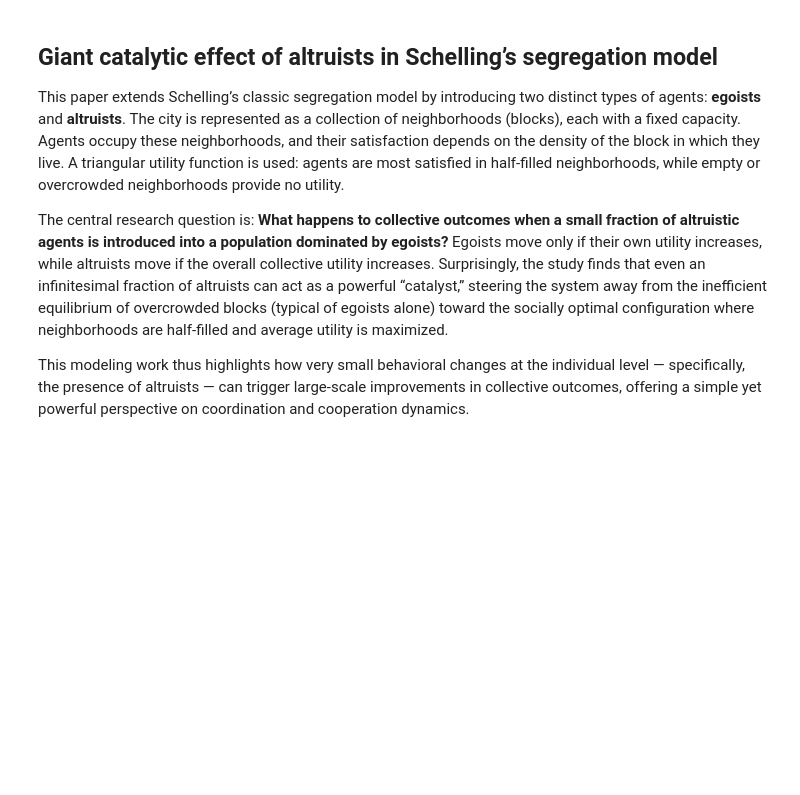
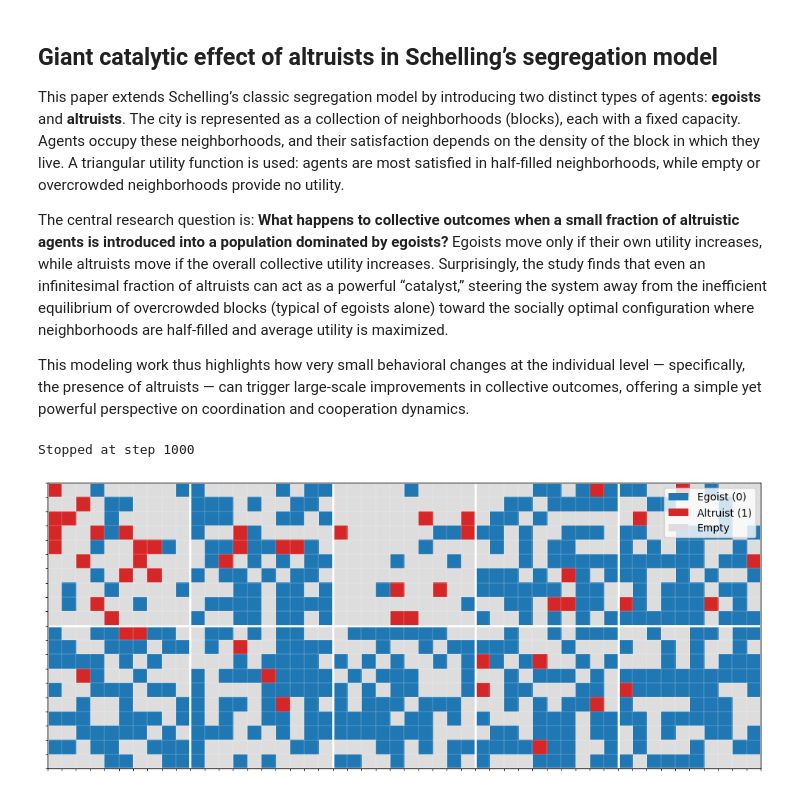
Before and after one commit to TalionS/Schelling-simulation, a Jupyter notebook: Schelling_model.ipynb, the cells around one changed output. Drawn from its saved outputs; the diff is of its cells as text; code cells hidden in the pictures; blank space fills up the shorter version.

```diff
--- a/Schelling_model.ipynb
+++ b/Schelling_model.ipynb
@@ -71,3 +71,42 @@ This paper extends Schelling’s classic segregation model by introducing two di
 The central research question is: **What happens to collective outcomes when a small fraction of altruistic agents is introduced into a population dominated by egoists?** Egoists move only if their own utility increases, while altruists move if the overall collective utility increases. Surprisingly, the study finds that even an infinitesimal fraction of altruists can act as a powerful “catalyst,” steering the system away from the inefficient equilibrium of overcrowded blocks (typical of egoists alone) toward the socially optimal configuration where neighborhoods are half-filled and average utility is maximized.
 
 This modeling work thus highlights how very small behavioral changes at the individual level — specifically, the presence of altruists — can trigger large-scale improvements in collective outcomes, offering a simple yet powerful perspective on coordination and cooperation dynamics.
+# %%
+def version_2(Q, H, rho0, p, max_steps, occupied=None, agents=None):
+    # === Initialize ===
+    if (agents is None) and (occupied is None):
+        occupied, agents = initialization.init_random_with_types(Q, H, rho0, p)
+    utility_func = lambda agent_type: utils.triangle_utility if agent_type == 0 else utils.altruist_utility
+    # === Main loop ===
+    step = 0
+    while True:
+        # Stopping criterion
+        if stop_criterion.stop_after_fixed_steps(step, max_steps):
+            print(f"Stopped at step {step}")
+            break
+
+        # 1. Select an agent block (weighted by number of agents)
+        idx, from_block, agent_type = agent_selector.select_agent_random_with_types(agents)
+
+        # 2. Select a target block (must have space)
+        to_block = target_selector.select_target_random_cell(occupied, H)
+
+        # 3. Check if move is accepted (Δu > 0)
+        if move_acceptor.accept_if_personal_utility_improves(occupied[from_block] / H, (occupied[to_block] + 1) / H, utility_func(agent_type)):
+            occupied[from_block] -= 1
+            occupied[to_block] += 1
+            agents[idx][0] = to_block
+        step += 1
+    return occupied, agents
+# %%
+# === Parameters ===
+Q = 10       # number of neighborhoods
+H = 100        # capacity per block
+rho0 = 0.5    # initial global density
+max_steps = 1000
+p = 0.1
+occupied, agents = version_2(Q, H, rho0, p, max_steps)
+utils.plot_block_agents(2, 5, H, agents)
+# %% [output]
+Stopped at step 1000
+[figure, added]
```
Also changed, not shown: parts of 1 cell of this notebook, 5 other files.
